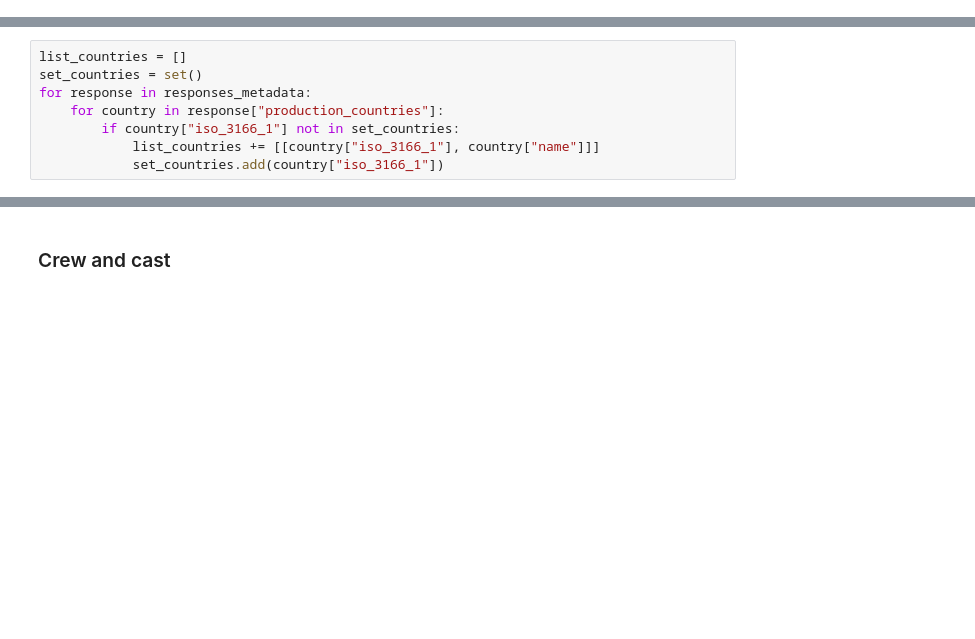
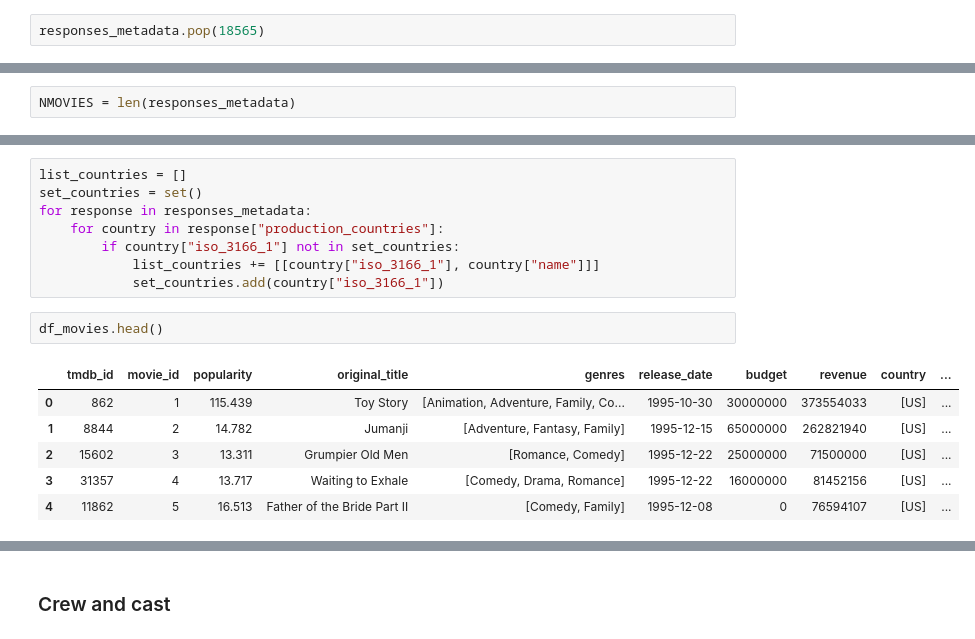
Before and after one commit to dmusaf/GraphDB, a Jupyter notebook: notebook/create_csv.ipynb, the cells around one changed output, grey strips where cells are left out. Saved outputs shown, nothing was run; the diff lists cells and outputs as text; blank space fills up the shorter version.

```diff
--- a/notebook/create_csv.ipynb
+++ b/notebook/create_csv.ipynb
@@ -140,3 +98,5 @@ import datetime
 datetime.datetime.strptime('1995-10-30', "%Y-%m-%d").year
 # %% [output]
 1995
+# %%
+responses_metadata.pop(18565)
@@ -149,0 +134,2 @@ responses_metadata[0]["genres"]
+# %%
+NMOVIES = len(responses_metadata)
@@ -194,3 +189,12 @@ for response in responses_metadata:
         if country["iso_3166_1"] not in set_countries:
             list_countries += [[country["iso_3166_1"], country["name"]]]
             set_countries.add(country["iso_3166_1"])
+# %%
+df_movies.head()
+# %% [output]
+|  | tmdb_id | movie_id | popularity | original_title | genres | release_date | budget | revenue | country | ... |
+| 0 | 862 | 1 | 115.439 | Toy Story | [Animation, Adventure, Family, Co... | 1995-10-30 | 30000000 | 373554033 | [US] | ... |
+| 1 | 8844 | 2 | 14.782 | Jumanji | [Adventure, Fantasy, Family] | 1995-12-15 | 65000000 | 262821940 | [US] | ... |
+| 2 | 15602 | 3 | 13.311 | Grumpier Old Men | [Romance, Comedy] | 1995-12-22 | 25000000 | 71500000 | [US] | ... |
+| 3 | 31357 | 4 | 13.717 | Waiting to Exhale | [Comedy, Drama, Romance] | 1995-12-22 | 16000000 | 81452156 | [US] | ... |
+| 4 | 11862 | 5 | 16.513 | Father of the Bride Part II | [Comedy, Family] | 1995-12-08 | 0 | 76594107 | [US] | ... |
```
Also changed, not shown: parts of 15 cells of this notebook, 2 other files.
